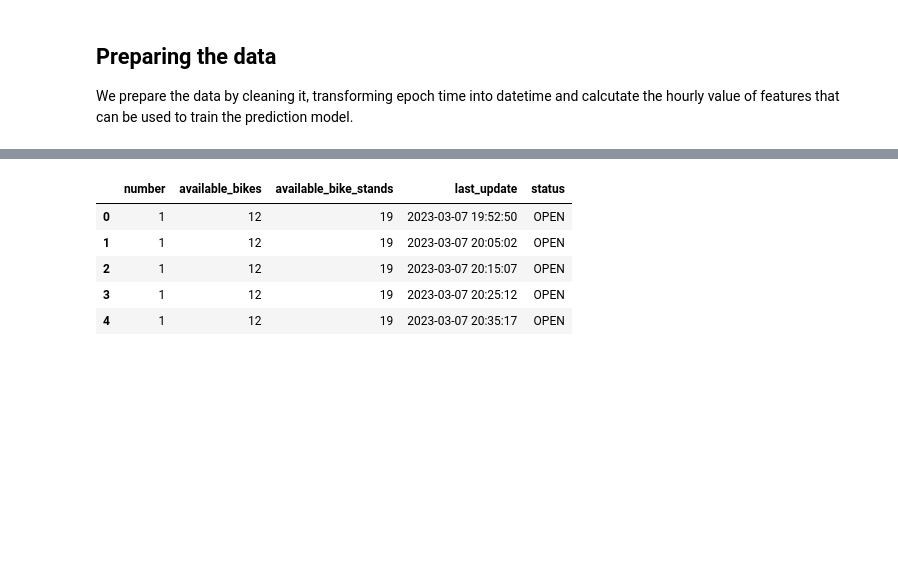
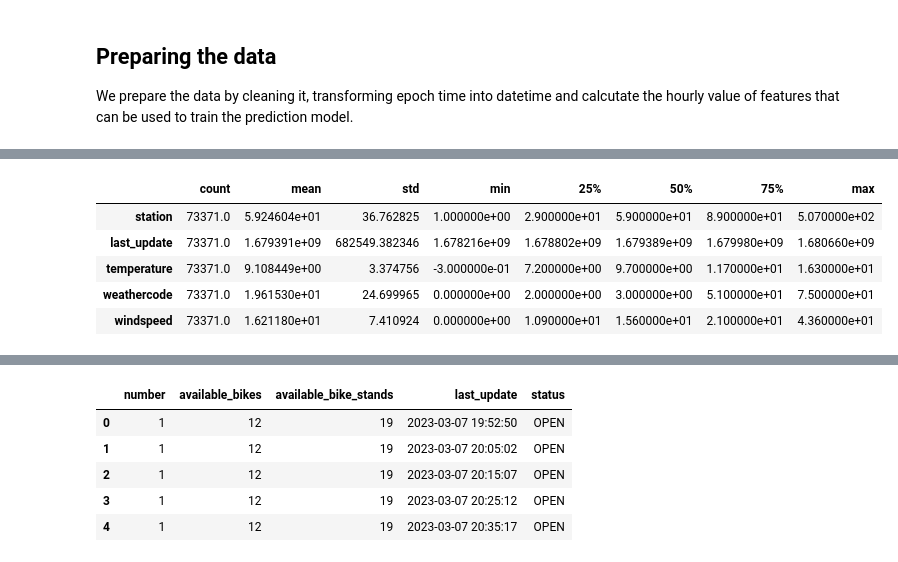
Before and after one commit to minhlynguyen/RideMate, a Jupyter notebook: model.ipynb, the cells around one changed output, grey strips where cells are left out. Cells and saved outputs as stored; diff of their text form; code cells hidden in the pictures; blank space fills up the shorter version.

```diff
--- a/model.ipynb
+++ b/model.ipynb
@@ -52,0 +113,10 @@ We prepare the data by cleaning it, transforming epoch time into datetime and ca
+# %%
+# Descriptive stats for continuous features
+df.describe().T
+# %% [output]
+|  | count | mean | std | min | 25% | 50% | 75% | max |
+| station | 73371.0 | 5.924604e+01 | 36.762825 | 1.000000e+00 | 2.900000e+01 | 5.900000e+01 | 8.900000e+01 | 5.070000e+02 |
+| last_update | 73371.0 | 1.679391e+09 | 682549.382346 | 1.678216e+09 | 1.678802e+09 | 1.679389e+09 | 1.679980e+09 | 1.680660e+09 |
+| temperature | 73371.0 | 9.108449e+00 | 3.374756 | -3.000000e-01 | 7.200000e+00 | 9.700000e+00 | 1.170000e+01 | 1.630000e+01 |
+| weathercode | 73371.0 | 1.961530e+01 | 24.699965 | 0.000000e+00 | 2.000000e+00 | 3.000000e+00 | 5.100000e+01 | 7.500000e+01 |
+| windspeed | 73371.0 | 1.621180e+01 | 7.410924 | 0.000000e+00 | 1.090000e+01 | 1.560000e+01 | 2.100000e+01 | 4.360000e+01 |
```
Also changed, not shown: parts of 8 cells of this notebook.
